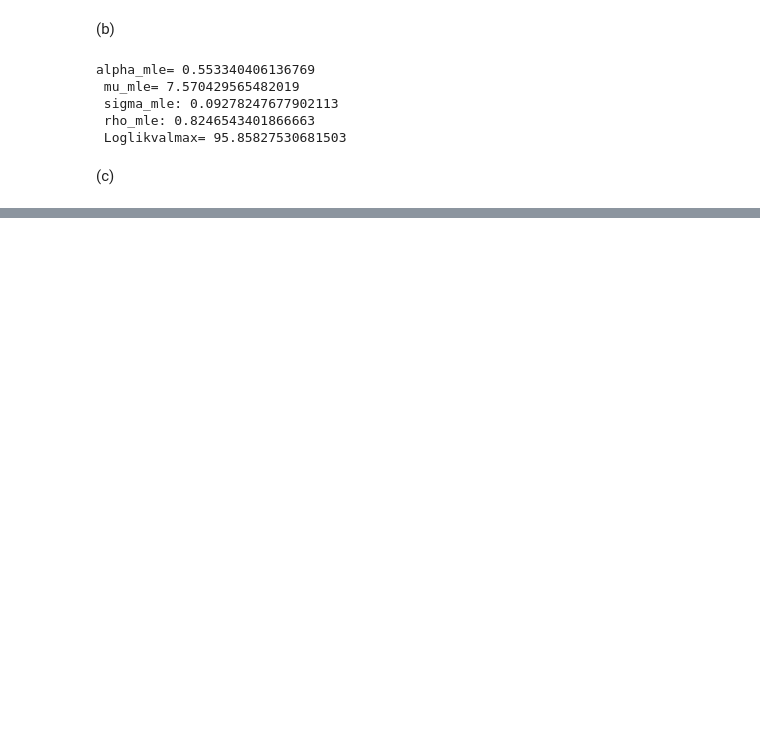
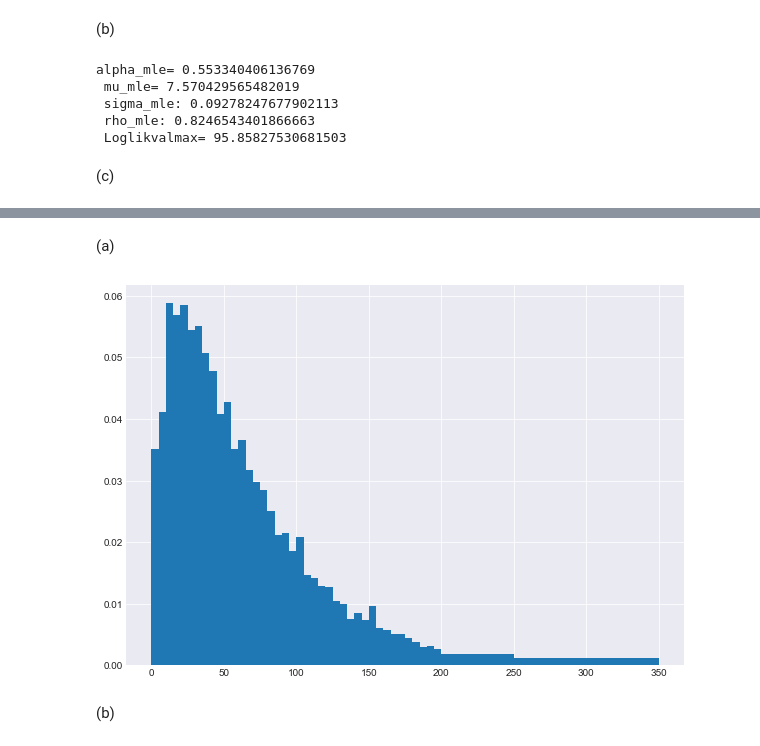
Before and after one commit to TimMunday/BootCamp2018, a Jupyter notebook: ProbSets/Econ/Week5/Structural estimation.ipynb, the cells around one changed output, grey strips where cells are left out. Saved outputs shown, nothing was run; the diff lists cells and outputs as text; code cells hidden in the pictures; blank space fills up the shorter version.

```diff
--- a/ProbSets/Econ/Week5/Structural estimation.ipynb
+++ b/ProbSets/Econ/Week5/Structural estimation.ipynb
@@ -9,6 +9,11 @@ import numpy as np
 from matplotlib import pyplot as plt
 from scipy import optimize as opt
 import math
+import pandas as pd
+import scipy
+plt.style.use('seaborn-darkgrid')
+palette = plt.get_cmap('Dark2')
+from scipy import stats
 # %%
 meddata = np.loadtxt('clms.txt')
 # %%
@@ -341,0 +361,4 @@ print(cdf, prob) #probability very close to 1
+# %%
+incdata = pd.read_csv('usincmoms.txt', delimiter ='\t' ,header=None)
+incdata.columns = ['perc', 'mid']
+incdata.head()
@@ -341,0 +372,16 @@ print(cdf, prob) #probability very close to 1
+# %% [markdown]
+(a)
+# %%
+bar_perc = incdata.perc.copy()
+bar_perc[41] = incdata.perc[41].copy()/20
+bar_perc[40] = incdata.perc[40].copy()/10
+widths = np.ones(42)*5
+widths[41] = 100
+widths[40] = 50
+plt.figure(figsize=(10, 7))
+plt.bar(incdata.mid/1000, bar_perc, width=widths, align='center')
+plt.show()
+# %% [output]
+[figure, added]
+# %% [markdown]
+(b)
```
Also changed, not shown: parts of 25 cells of this notebook.
